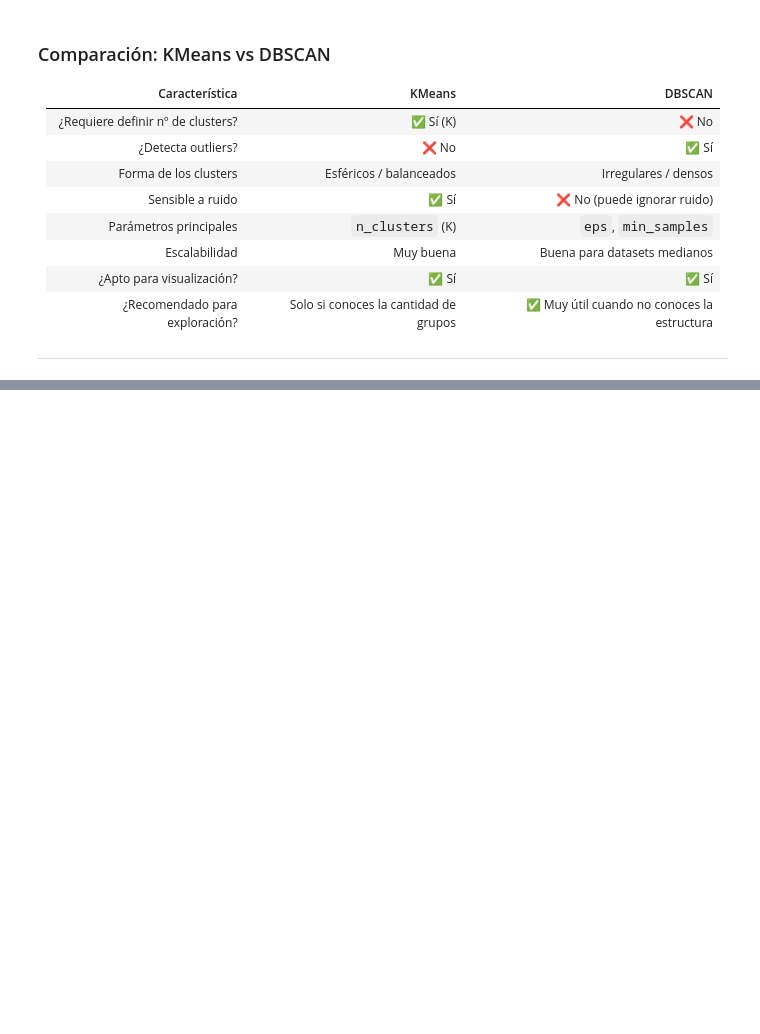
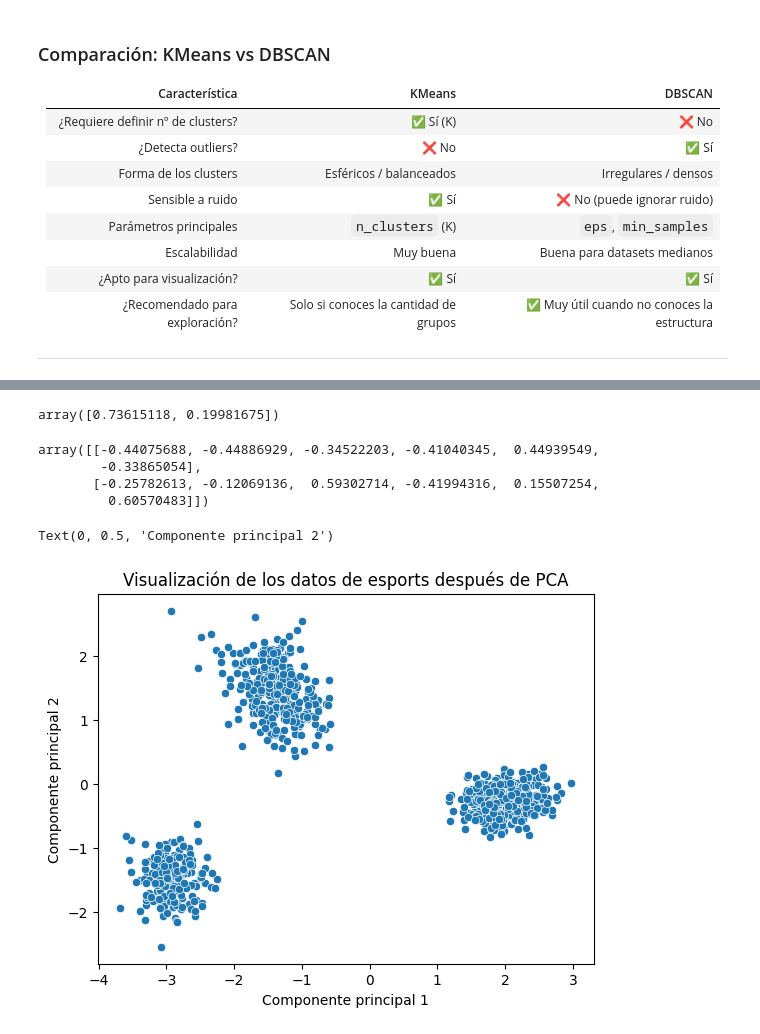
Before and after one commit to cdsaineac/Bootcamp-DS-202605, a Jupyter notebook: Clase 15 - Aprendizaje no supervisado - Clustering/Clustering.ipynb, the cells around one changed output, grey strips where cells are left out. Cells and saved outputs as stored; diff of their text form; code cells hidden in the pictures; blank space fills up the shorter version.

```diff
--- a/Clase 15 - Aprendizaje no supervisado - Clustering/Clustering.ipynb
+++ b/Clase 15 - Aprendizaje no supervisado - Clustering/Clustering.ipynb
@@ -225,0 +271,3 @@ plt.show()
+# %%
+StandardScaler = StandardScaler()
+data_scaled = StandardScaler.fit_transform(data)
@@ -225,0 +276,4 @@ plt.show()
+# %%
+pca = PCA(n_components=2)
+data_pca = pca.fit_transform(data_scaled)
+data_pca
@@ -225,0 +288,19 @@ plt.show()
+# %%
+pca.explained_variance_ratio_
+# %% [output]
+array([0.73615118, 0.19981675])
+# %%
+pca.components_
+# %% [output]
+array([[-0.44075688, -0.44886929, -0.34522203, -0.41040345,  0.44939549,
+        -0.33865054],
+       [-0.25782613, -0.12069136,  0.59302714, -0.41994316,  0.15507254,
+         0.60570483]])
+# %%
+sns.scatterplot(x=data_pca[:, 0], y=data_pca[:, 1])
+plt.title("Visualización de los datos de esports después de PCA")
+plt.xlabel("Componente principal 1")
+plt.ylabel("Componente principal 2")
+# %% [output]
+Text(0, 0.5, 'Componente principal 2')
+[figure, added]
```
Also changed, not shown: parts of 11 cells of this notebook, 3 other files.
